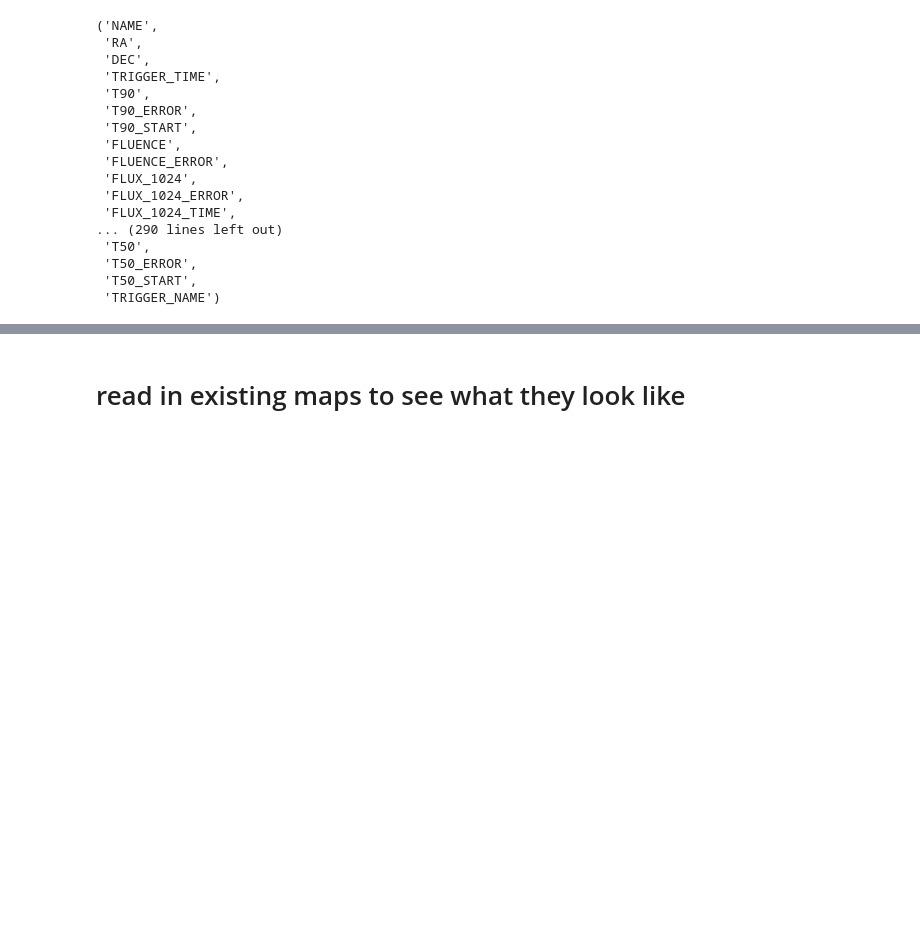
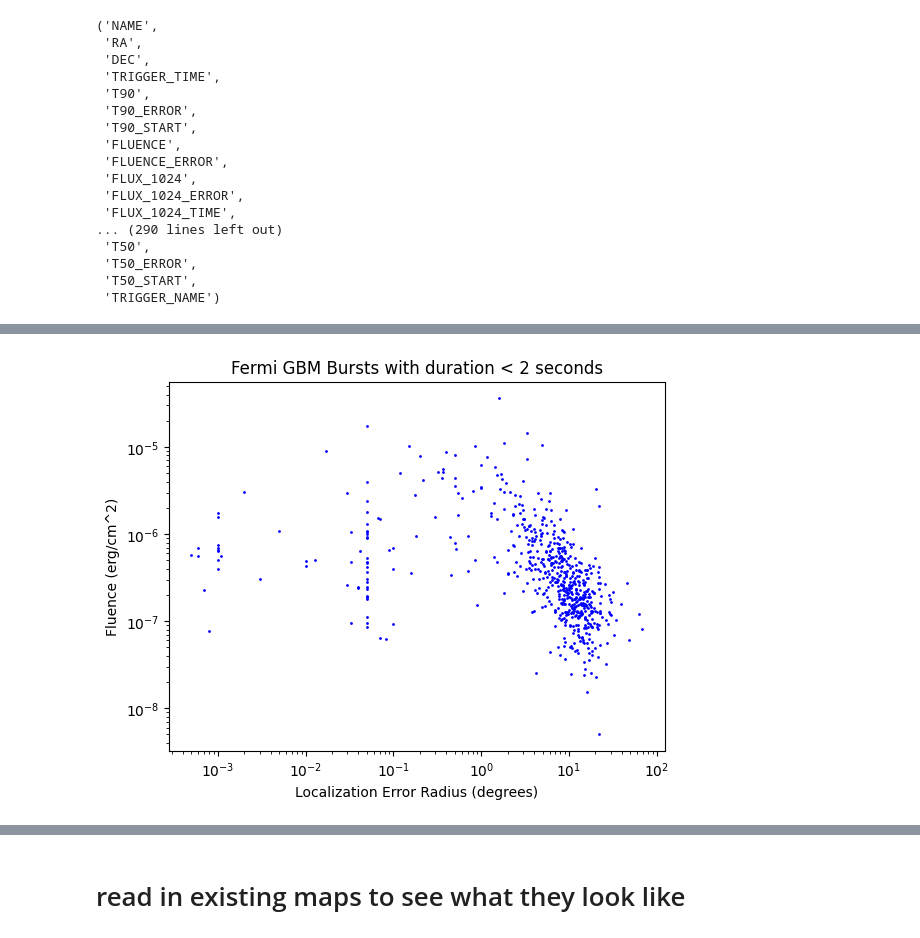
Before and after one commit to knolan10/SYBIL, a Jupyter notebook: fermiskymaps.ipynb, the cells around one changed output, grey strips where cells are left out. Drawn from its saved outputs; the diff is of its cells as text; code cells hidden in the pictures; blank space fills up the shorter version.

```diff
--- a/fermiskymaps.ipynb
+++ b/fermiskymaps.ipynb
@@ -83 +117,17 @@ plt.show()
+# %%
+# logarithmic axes above
+
+xplot = cut_params.ERROR_RADIUS
+yplot = cut_params.FLUENCE
+plt.scatter(xplot, yplot, color='blue', s=1)
+plt.xscale('log')
+plt.yscale('log')
+plt.xlabel('Localization Error Radius (degrees)')
+plt.ylabel('Fluence (erg/cm^2)')
+plt.title('Fermi GBM Bursts with duration < 2 seconds')
+table = burstcat.get_table(columns=(burstcat.columns))
+cat = table[table.T90 < 2]
+plt.show()
+# %% [output]
+[figure, added]
 # %%
```
Also changed, not shown: parts of 15 cells of this notebook.
